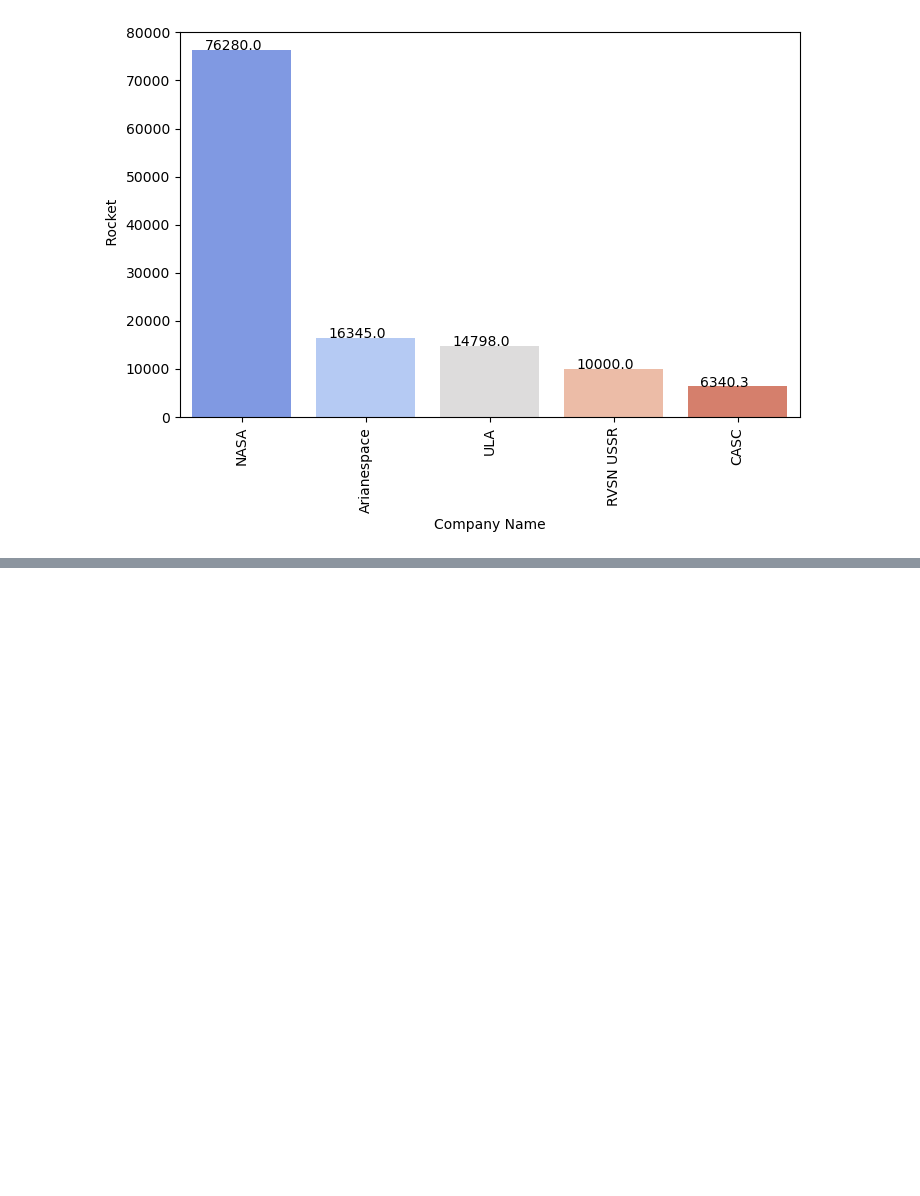
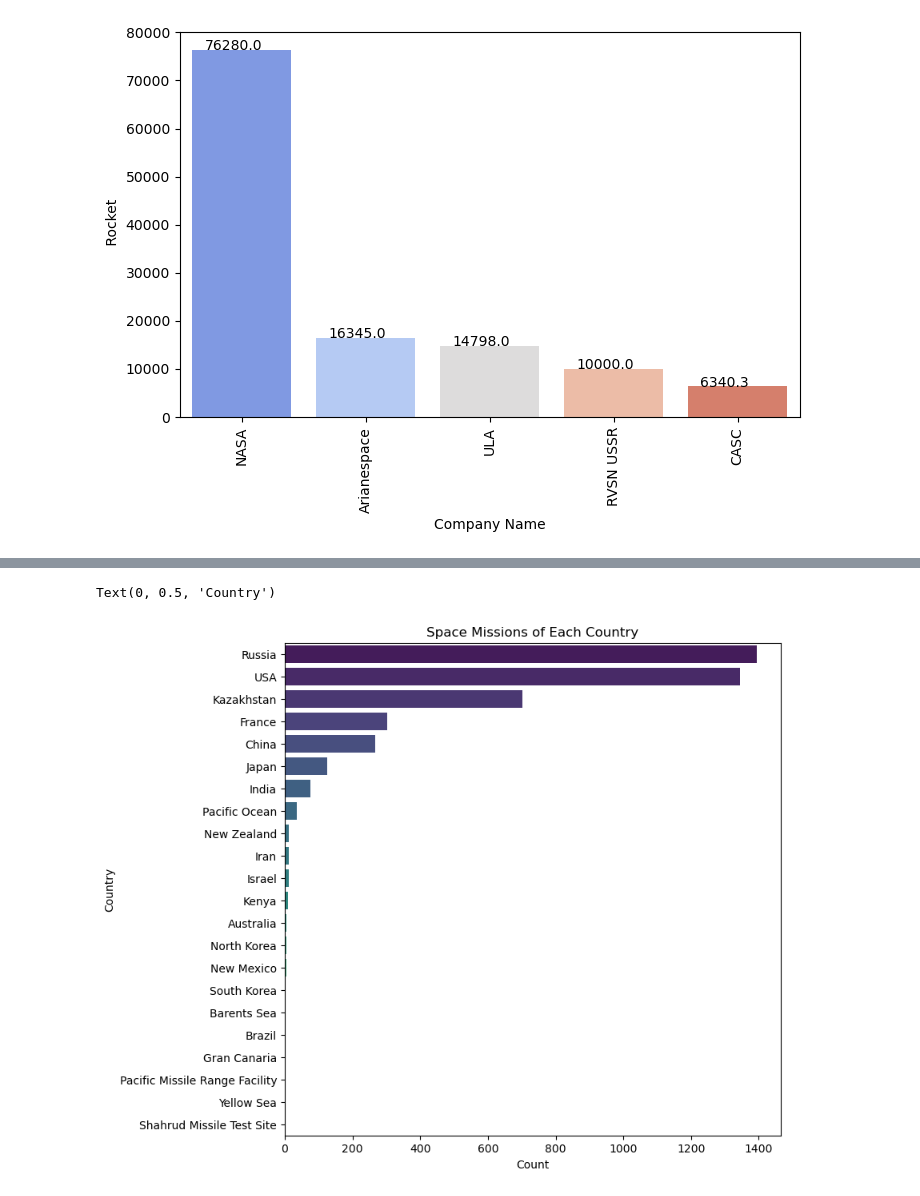
Before and after one commit to SUBHANGI-DHASMANA/space-missions, a Jupyter notebook: space mission analysis.ipynb, the cells around one changed output, grey strips where cells are left out. Drawn from its saved outputs; the diff is of its cells as text; code cells hidden in the pictures; blank space fills up the shorter version.

```diff
--- a/space mission analysis.ipynb
+++ b/space mission analysis.ipynb
@@ -250,0 +268,13 @@ plt.show()
+# %%
+df['Country'] = df['Location'].str.split(',').str[-1].str.strip()
+counts = df['Country'].value_counts()
+countries = counts.index.tolist()
+
+plt.figure(figsize=(8, 8))
+ax = sns.barplot(x=counts, y=countries, palette="viridis")
+ax.set_title("Space Missions of Each Country")
+ax.set_xlabel("Count")
+ax.set_ylabel("Country")
+# %% [output]
+Text(0, 0.5, 'Country')
+[figure, added]
```
Also changed, not shown: parts of 5 cells of this notebook, 2 other files.
